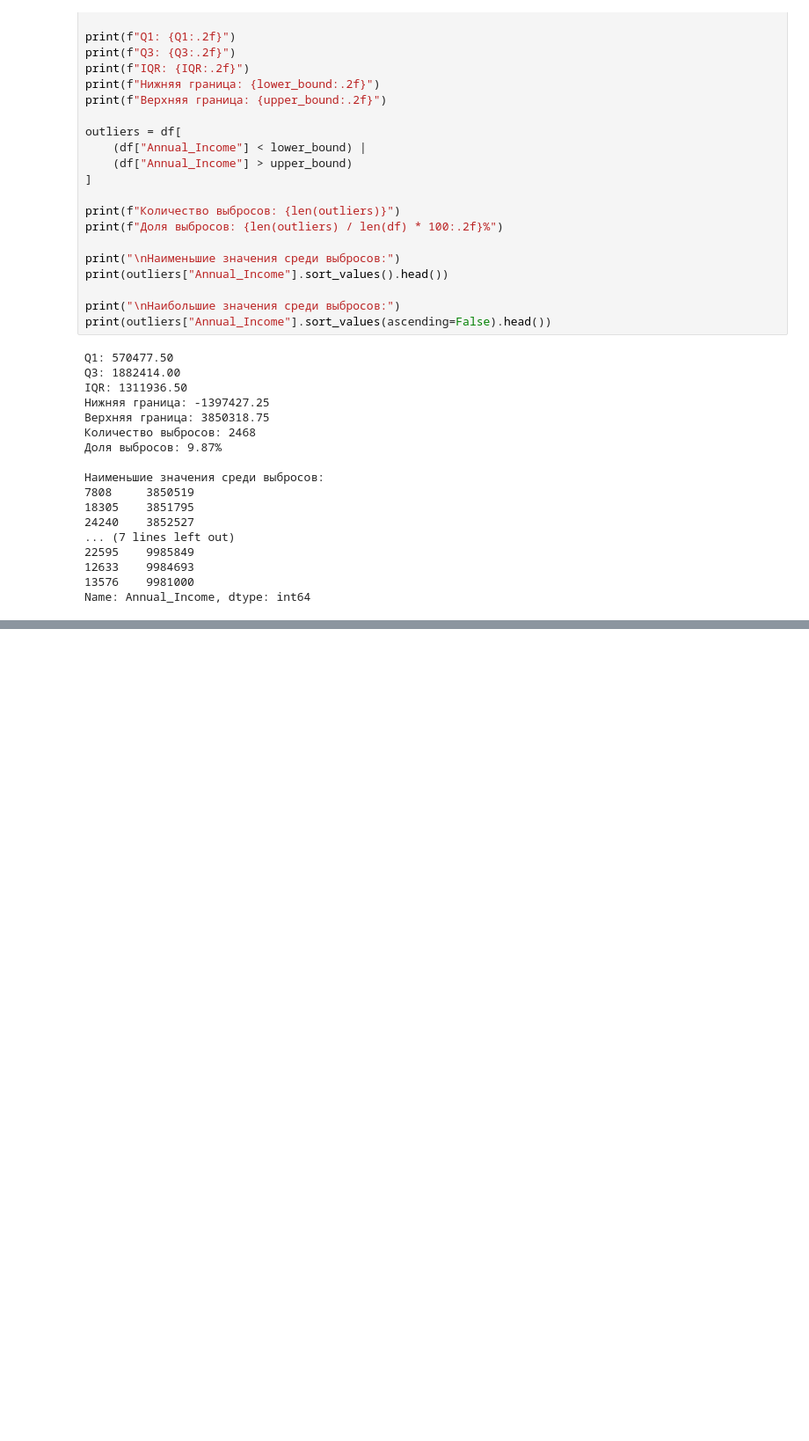
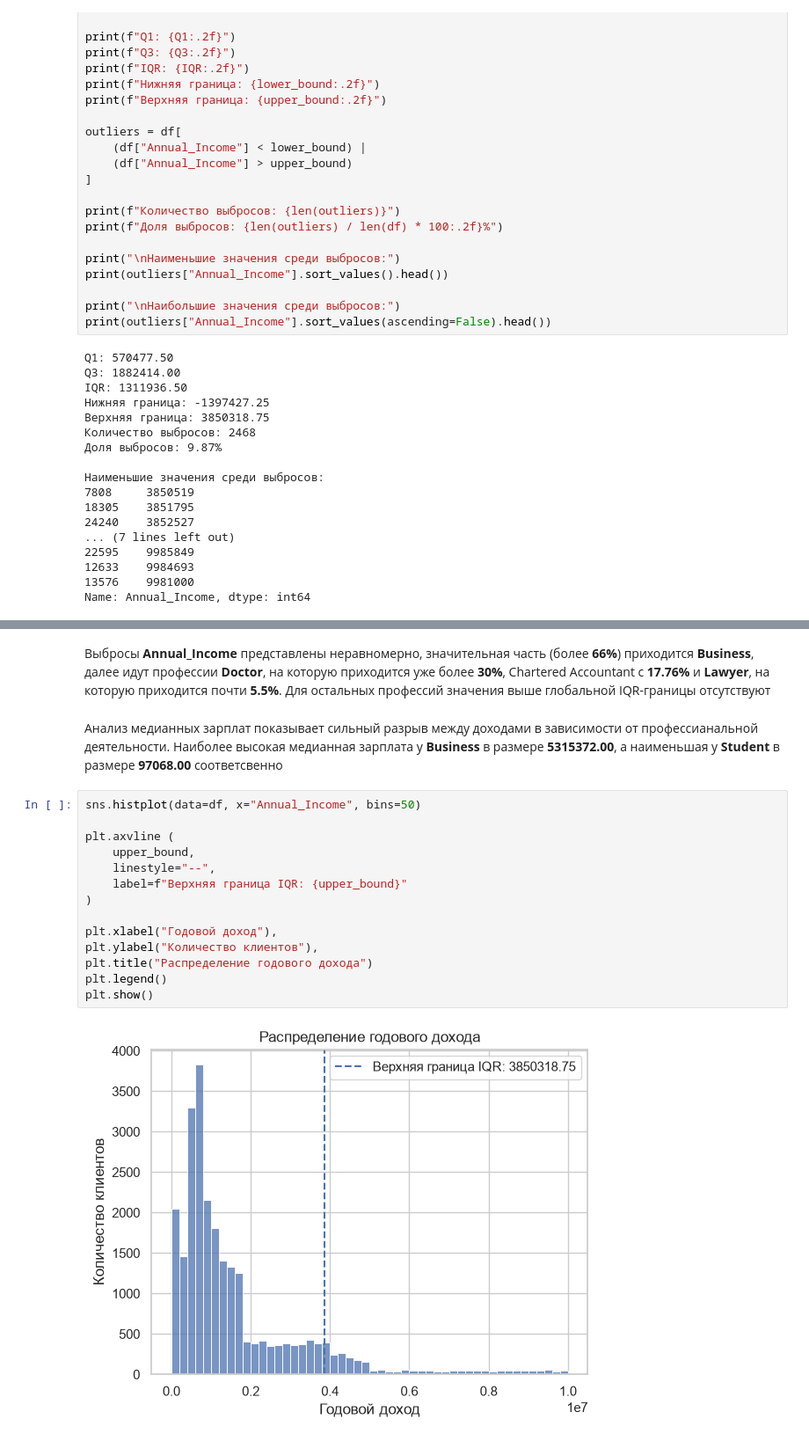
Before and after one commit to Monkey-coding-DS/Indian-Financial-Fraud-Analysis, a Jupyter notebook: customer.ipynb, the cells around one changed output, grey strips where cells are left out. Shown at 88% size. Cells and saved outputs as stored; diff of their text form; blank space fills up the shorter version.

Commit message:
visualization of income distribution

```diff
--- a/customer.ipynb
+++ b/customer.ipynb
@@ -114,0 +205,20 @@ Name: Annual_Income, dtype: int64
+# %% [markdown]
+Выбросы **Annual_Income** представлены неравномерно, значительная часть (более **66%**) приходится **Business**, далее идут профессии **Doctor**, на которую приходится уже более **30%**, Chartered Accountant с **17.76%** и **Lawyer**, на которую приходится почти **5.5%**. Для остальных профессий значения выше глобальной IQR-границы отсутствуют
+# %% [markdown]
+Анализ медианных зарплат показывает сильный разрыв между доходами в зависимости от профессианальной деятельности. Наиболее высокая медианная зарплата у **Business** в размере **5315372.00**, а наименьшая у **Student** в размере **97068.00** соответсвенно
+# %%
+sns.histplot(data=df, x="Annual_Income", bins=50)
+
+plt.axvline (
+    upper_bound,
+    linestyle="--",
+    label=f"Верхняя граница IQR: {upper_bound}"
+)
+
+plt.xlabel("Годовой доход"),
+plt.ylabel("Количество клиентов"),
+plt.title("Распределение годового дохода")
+plt.legend()
+plt.show()
+# %% [output]
+[figure, added]
```
Also changed, not shown: parts of 8 cells of this notebook.
